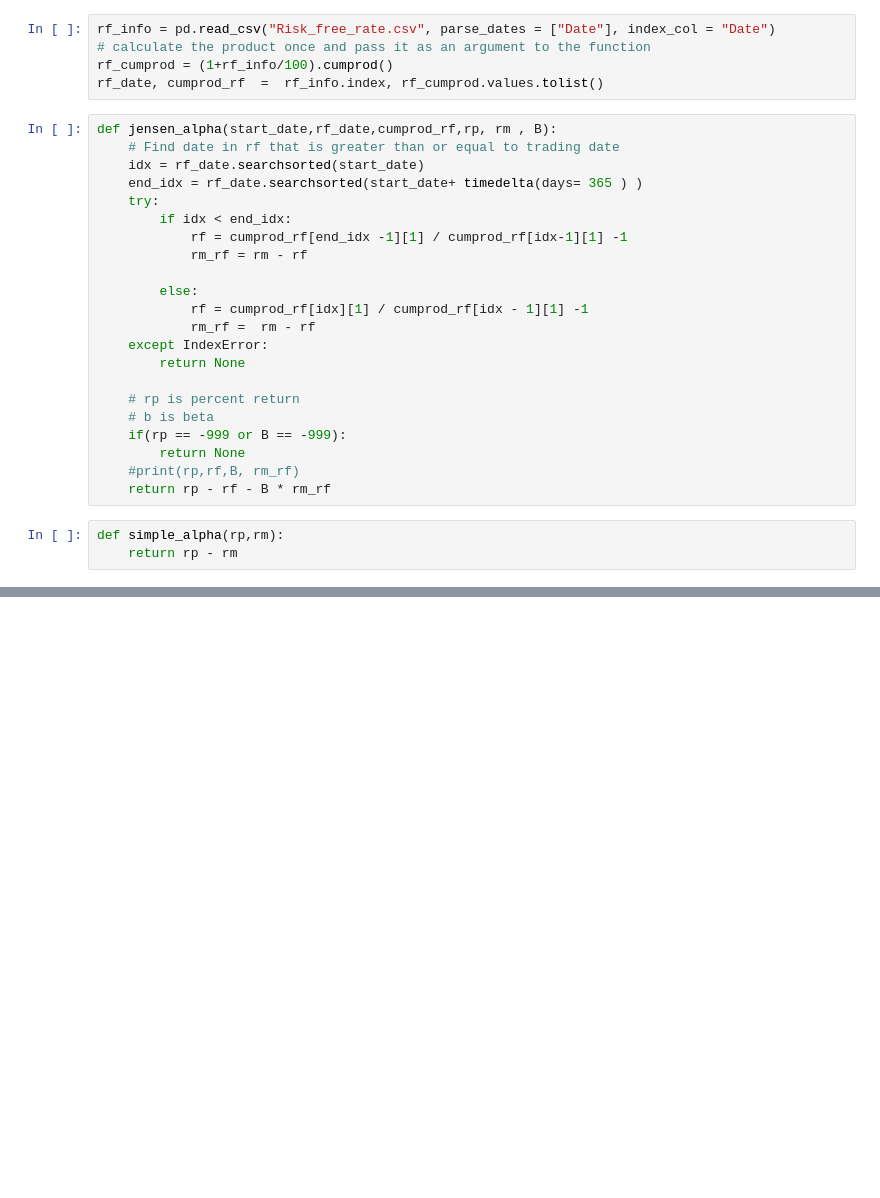
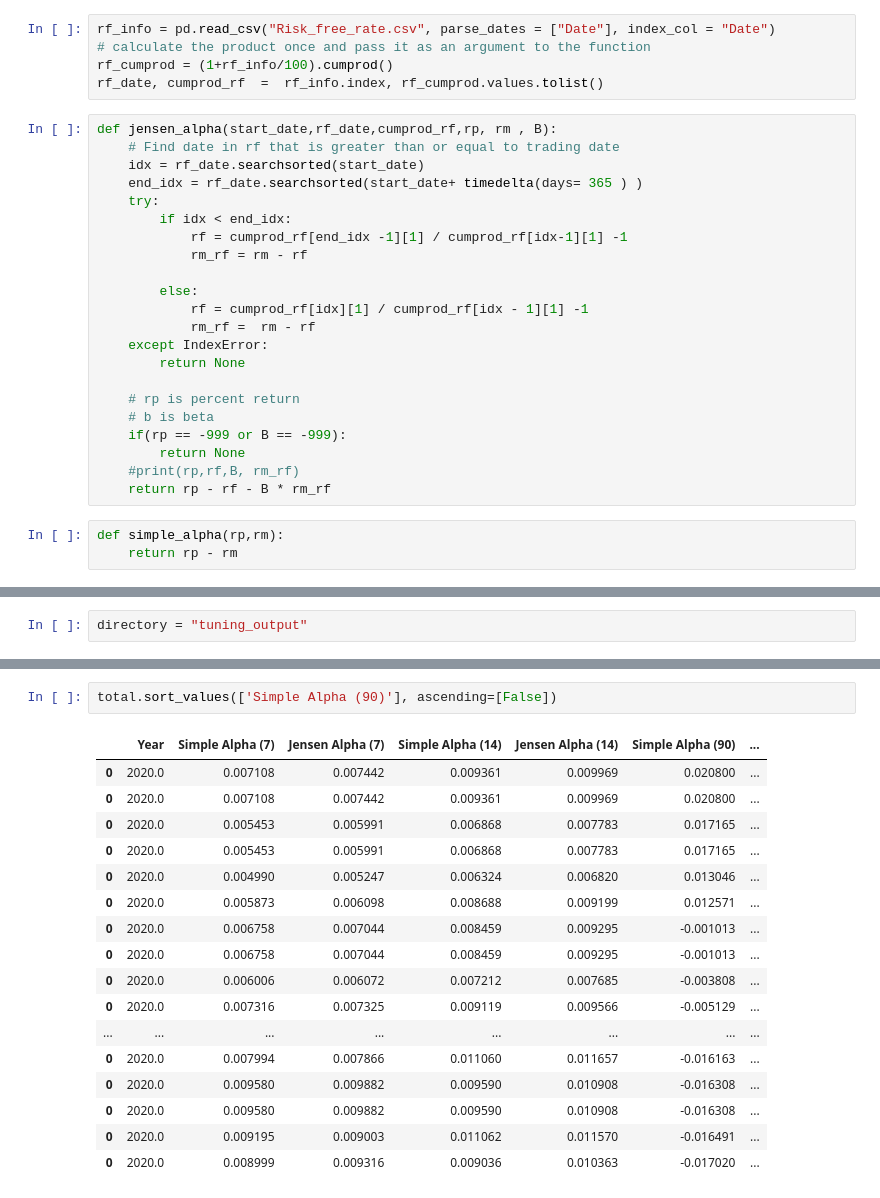
Before and after one commit to kamilkrukowski/sec-sentiment-pred, a Jupyter notebook: calculate_alpha.ipynb, the cells around one changed output, grey strips where cells are left out. Saved outputs shown, nothing was run; the diff lists cells and outputs as text; blank space fills up the shorter version.

```diff
--- a/calculate_alpha.ipynb
+++ b/calculate_alpha.ipynb
@@ -119,0 +43,2 @@ calculate_alphas(dates, rf_date, cumprod_rf, list(yearly_returns),
+# %%
+directory = "tuning_output"
@@ -119,0 +359,20 @@ calculate_alphas(dates, rf_date, cumprod_rf, list(yearly_returns),
+# %%
+total.sort_values(['Simple Alpha (90)'], ascending=[False])
+# %% [output]
+|  | Year | Simple Alpha (7) | Jensen Alpha (7) | Simple Alpha (14) | Jensen Alpha (14) | Simple Alpha (90) | ... |
+| 0 | 2020.0 | 0.007108 | 0.007442 | 0.009361 | 0.009969 | 0.020800 | ... |
+| 0 | 2020.0 | 0.007108 | 0.007442 | 0.009361 | 0.009969 | 0.020800 | ... |
+| 0 | 2020.0 | 0.005453 | 0.005991 | 0.006868 | 0.007783 | 0.017165 | ... |
+| 0 | 2020.0 | 0.005453 | 0.005991 | 0.006868 | 0.007783 | 0.017165 | ... |
+| 0 | 2020.0 | 0.004990 | 0.005247 | 0.006324 | 0.006820 | 0.013046 | ... |
+| 0 | 2020.0 | 0.005873 | 0.006098 | 0.008688 | 0.009199 | 0.012571 | ... |
+| 0 | 2020.0 | 0.006758 | 0.007044 | 0.008459 | 0.009295 | -0.001013 | ... |
+| 0 | 2020.0 | 0.006758 | 0.007044 | 0.008459 | 0.009295 | -0.001013 | ... |
+| 0 | 2020.0 | 0.006006 | 0.006072 | 0.007212 | 0.007685 | -0.003808 | ... |
+| 0 | 2020.0 | 0.007316 | 0.007325 | 0.009119 | 0.009566 | -0.005129 | ... |
+| ... | ... | ... | ... | ... | ... | ... | ... |
+| 0 | 2020.0 | 0.007994 | 0.007866 | 0.011060 | 0.011657 | -0.016163 | ... |
+| 0 | 2020.0 | 0.009580 | 0.009882 | 0.009590 | 0.010908 | -0.016308 | ... |
+| 0 | 2020.0 | 0.009580 | 0.009882 | 0.009590 | 0.010908 | -0.016308 | ... |
+| 0 | 2020.0 | 0.009195 | 0.009003 | 0.011062 | 0.011570 | -0.016491 | ... |
+| 0 | 2020.0 | 0.008999 | 0.009316 | 0.009036 | 0.010363 | -0.017020 | ... |
```
Also changed, not shown: parts of 14 cells of this notebook.
